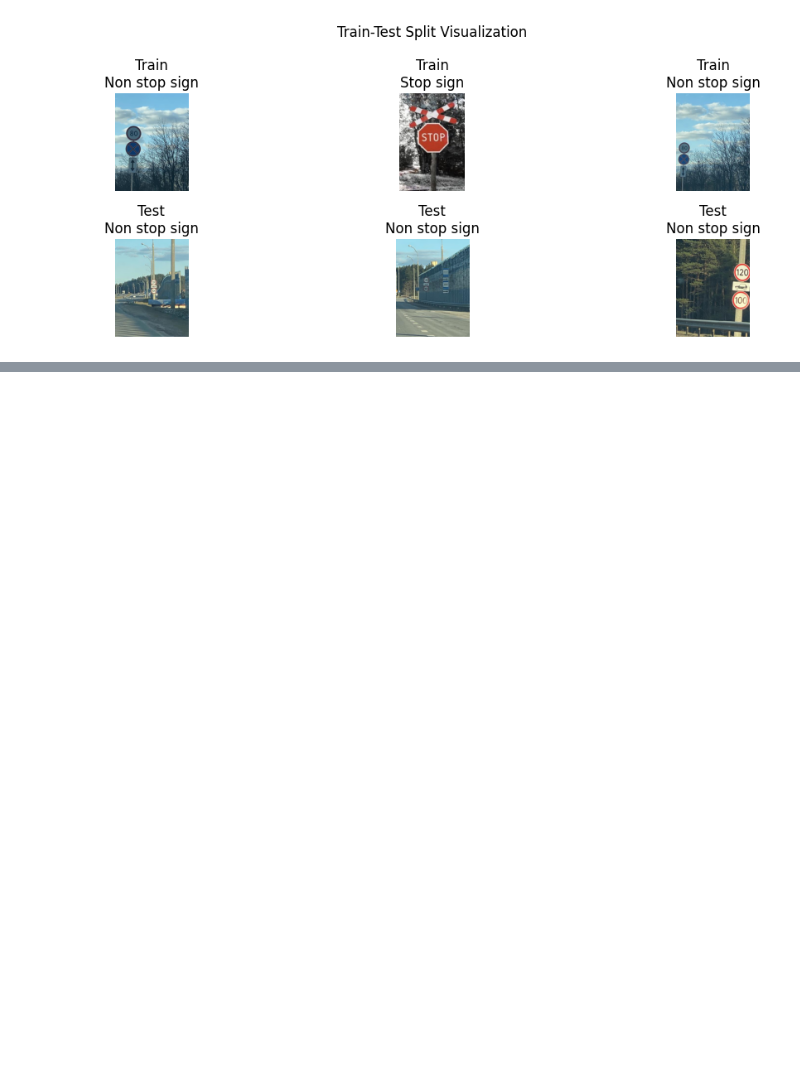
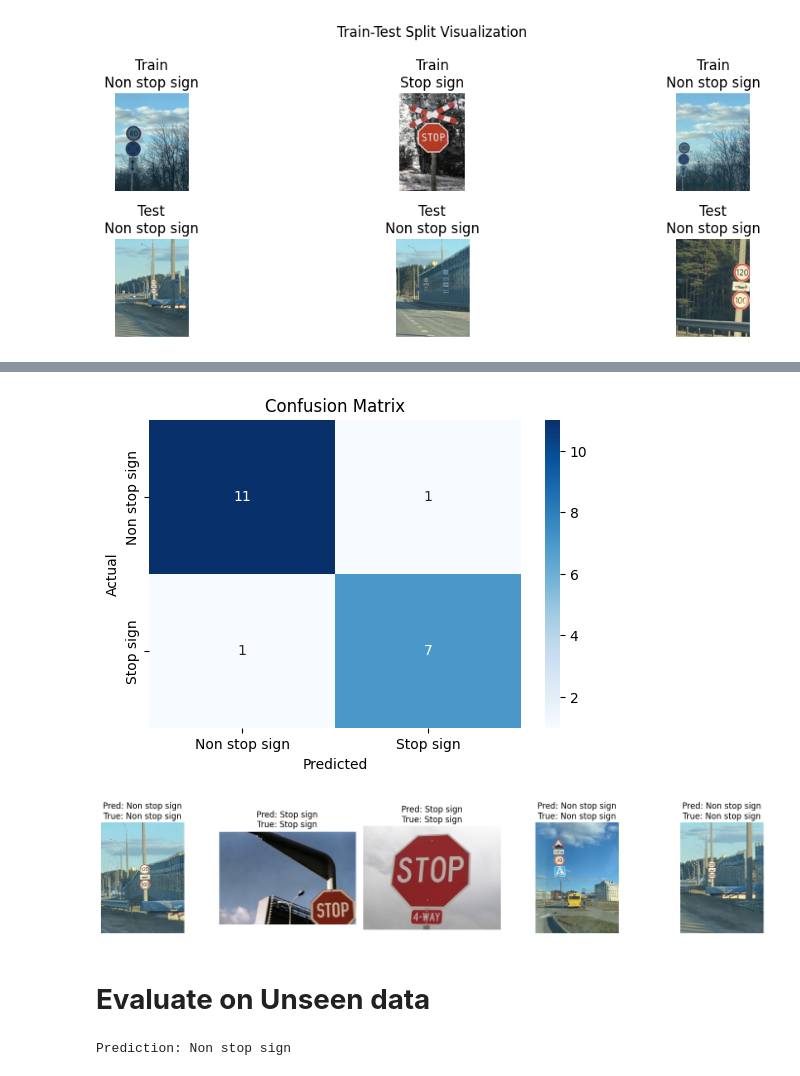
Before and after one commit to irfanshahmayeen/GR-08-CSE-445-Machine-Learnling-Stop-Sign-Detection-In-The-Street-, a Jupyter notebook: main.ipynb, the cells around one changed output, grey strips where cells are left out. Cells and saved outputs as stored; diff of their text form; code cells hidden in the pictures; blank space fills up the shorter version.

```diff
--- a/main.ipynb
+++ b/main.ipynb
@@ -298,0 +348,68 @@ plt.show()
+# %%
+import matplotlib.pyplot as plt
+import seaborn as sns
+
+# Assuming model, y_pred, y_test, cm, X_test_indices, original_images, categories are defined from Cell 1
+
+# Visualize confusion matrix
+plt.figure(figsize=(6, 4))
+sns.heatmap(cm, annot=True, fmt='d', cmap='Blues',
+            xticklabels=categories, yticklabels=categories)
+plt.title('Confusion Matrix')
+plt.xlabel('Predicted')
+plt.ylabel('Actual')
+plt.show()
+
+# Visualize 5 random test predictions
+num_samples = 5
+test_indices = np.random.choice(len(X_test), num_samples, replace=False)
+
+plt.figure(figsize=(15, 3))
+for i, idx in enumerate(test_indices):
+    orig_idx = X_test_indices[idx]
+    plt.subplot(1, num_samples, i + 1)
+    original_rgb = cv2.cvtColor(original_images[orig_idx], cv2.COLOR_BGR2RGB)
+    plt.imshow(original_rgb)
+    pred_label = categories[y_pred[idx]]
+    true_label = categories[y_test[idx]]
+    plt.title(f"Pred: {pred_label}\nTrue: {true_label}")
+    if pred_label != true_label:
+        plt.title(f"Pred: {pred_label}\nTrue: {true_label}", color='red')
+    plt.axis('off')
+
+plt.tight_layout()
+plt.show()
+# %% [output]
+[figure, added]
+[figure, added]
+# %% [markdown]
+# **Evaluate on Unseen data**
+# %%
+from skimage.feature import hog
+import cv2
+import numpy as np
+
+# Assuming model, IMG_SIZE, and categories are defined from previous steps
+
+def predict_stop_sign(image_path):
+    # Step 1: Load and preprocess the image
+    img = cv2.imread(image_path)
+    if img is None:
+        raise ValueError(f"Could not load image at {image_path}")
+    img_resized = cv2.resize(img, (IMG_SIZE, IMG_SIZE))
+    img_gray = cv2.cvtColor(img_resized, cv2.COLOR_BGR2GRAY)
+    img_normalized = img_gray / 255.0
+
+    # Step 2: Extract HOG features
+    img_features = hog(img_normalized, pixels_per_cell=(8, 8), cells_per_block=(2, 2), feature_vector=True)
+
+    # Step 3: Predict using the trained model
+    prediction = model.predict([img_features])[0]
+    return categories[prediction], img, img_normalized, img_features
+
+# Test with a new image
+test_image = "/content/drive/MyDrive/project_445/Test images/Non stop sign/road108.png"  # Replace with your image path
+result, test_img_original, test_img_processed, test_img_features = predict_stop_sign(test_image)
+print("Prediction:", result)
+# %% [output]
+Prediction: Non stop sign
```
Also changed, not shown: parts of 3 cells of this notebook.
